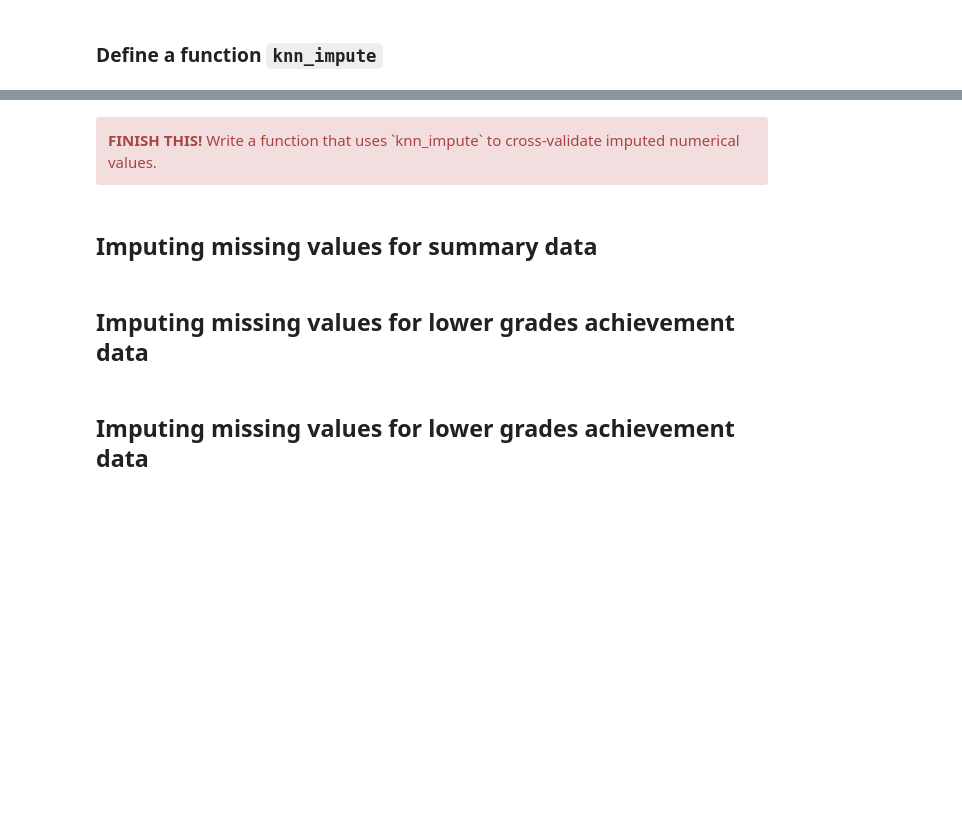
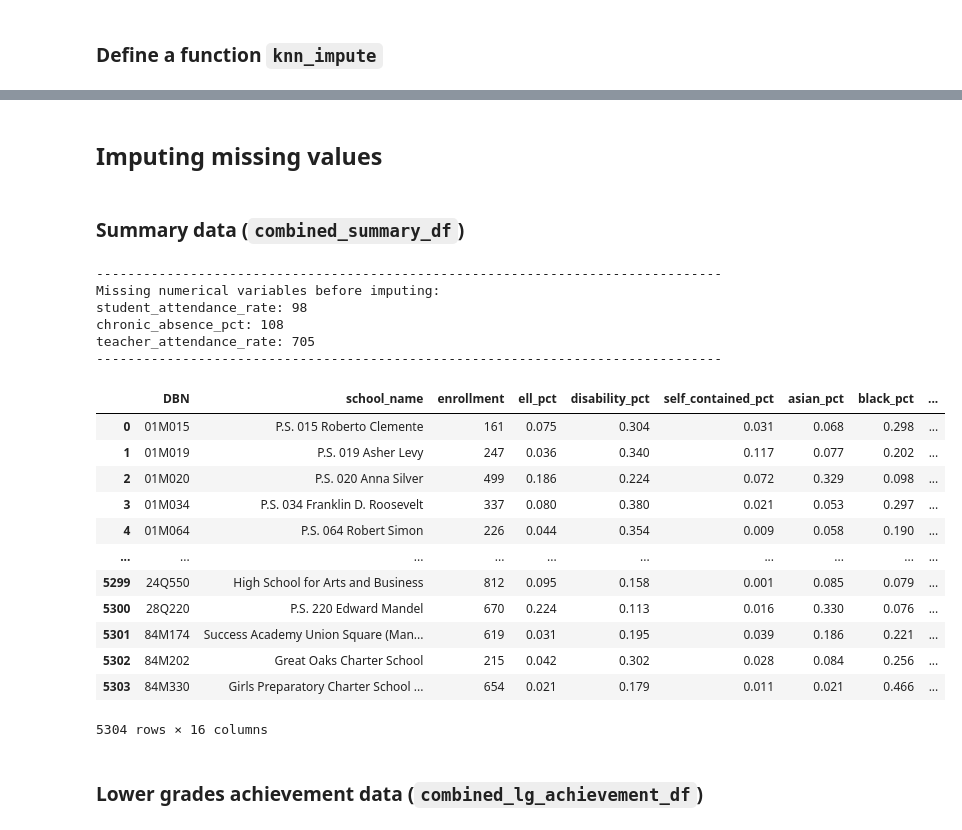
Before and after one commit to eraiken/Springboard, a Jupyter notebook: Capstone 3/3 - Data pre-processing.ipynb, the cells around one changed output, grey strips where cells are left out. Cells and saved outputs as stored; diff of their text form; code cells hidden in the pictures; blank space fills up the shorter version.

Commit message:
Wrote and implemented knn_impute function

```diff
--- a/Capstone 3/3 - Data pre-processing.ipynb
+++ b/Capstone 3/3 - Data pre-processing.ipynb
@@ -55,8 +56,7 @@ To simplify our pre-processing stage, we will write a few functions.
 To start, we will define a function, `identify_missing_values`, that will help us isolate columns with missing values.
 # %%
 def identify_missing_values(df):
-    # Distinguish categorical variables from numerical variables
-    categorical_variables = df.select_dtypes(include=['object', 'category', 'bool']).columns
+    # Isolate numerical variables
     numerical_variables = df.select_dtypes(exclude=['object', 'category', 'bool']).columns
 
     # Loop through numerical variables of summary dfs to find number of null values in each column
@@ -64,8 +64,8 @@ def identify_missing_values(df):
     missing_numerical_variables = []
     for item in numerical_variables:
         missing_values = df[item].isnull().sum()
-        print(f"{item}: {df[item].isnull().sum()}")
         if missing_values > 0:
+            print(f"{item}: {missing_values}")
             missing_numerical_variables.append(item)
 
     return missing_numerical_variables
@@ -94,4 +93,0 @@ def knn_impute(df, n_neighbors=5):
-# %% [markdown]
-<div class="alert alert-block alert-danger">
-<b>FINISH THIS!</b> Write a function that uses `knn_impute` to cross-validate imputed numerical values.
-</div>
@@ -103,2 +94,2 @@ def knn_impute(df, n_neighbors=5):
 # %% [markdown]
-## Imputing missing values for summary data
+## Imputing missing values
@@ -107,2 +96,27 @@ def knn_impute(df, n_neighbors=5):
+# %% [markdown]
+### Summary data (`combined_summary_df`)
+# %%
+combined_summary_imputed = knn_impute(combined_summary_df)
+combined_summary_imputed
+# %% [output]
+--------------------------------------------------------------------------------
+Missing numerical variables before imputing:
+student_attendance_rate: 98
+chronic_absence_pct: 108
+teacher_attendance_rate: 705
+--------------------------------------------------------------------------------
+|  | DBN | school_name | enrollment | ell_pct | disability_pct | self_contained_pct | asian_pct | black_pct | ... |
+| 0 | 01M015 | P.S. 015 Roberto Clemente | 161 | 0.075 | 0.304 | 0.031 | 0.068 | 0.298 | ... |
+| 1 | 01M019 | P.S. 019 Asher Levy | 247 | 0.036 | 0.340 | 0.117 | 0.077 | 0.202 | ... |
+| 2 | 01M020 | P.S. 020 Anna Silver | 499 | 0.186 | 0.224 | 0.072 | 0.329 | 0.098 | ... |
+| 3 | 01M034 | P.S. 034 Franklin D. Roosevelt | 337 | 0.080 | 0.380 | 0.021 | 0.053 | 0.297 | ... |
+| 4 | 01M064 | P.S. 064 Robert Simon | 226 | 0.044 | 0.354 | 0.009 | 0.058 | 0.190 | ... |
+| ... | ... | ... | ... | ... | ... | ... | ... | ... | ... |
+| 5299 | 24Q550 | High School for Arts and Business | 812 | 0.095 | 0.158 | 0.001 | 0.085 | 0.079 | ... |
+| 5300 | 28Q220 | P.S. 220 Edward Mandel | 670 | 0.224 | 0.113 | 0.016 | 0.330 | 0.076 | ... |
+| 5301 | 84M174 | Success Academy Union Square (Man... | 619 | 0.031 | 0.195 | 0.039 | 0.186 | 0.221 | ... |
+| 5302 | 84M202 | Great Oaks Charter School | 215 | 0.042 | 0.302 | 0.028 | 0.084 | 0.256 | ... |
+| 5303 | 84M330 | Girls Preparatory Charter School ... | 654 | 0.021 | 0.179 | 0.011 | 0.021 | 0.466 | ... |
+5304 rows × 16 columns
 # %% [markdown]
-## Imputing missing values for lower grades achievement data
+### Lower grades achievement data (`combined_lg_achievement_df`)
@@ -111,2 +122,0 @@ def knn_impute(df, n_neighbors=5):
-# %% [markdown]
-## Imputing missing values for lower grades achievement data
```
Also changed, not shown: parts of 11 cells of this notebook.
